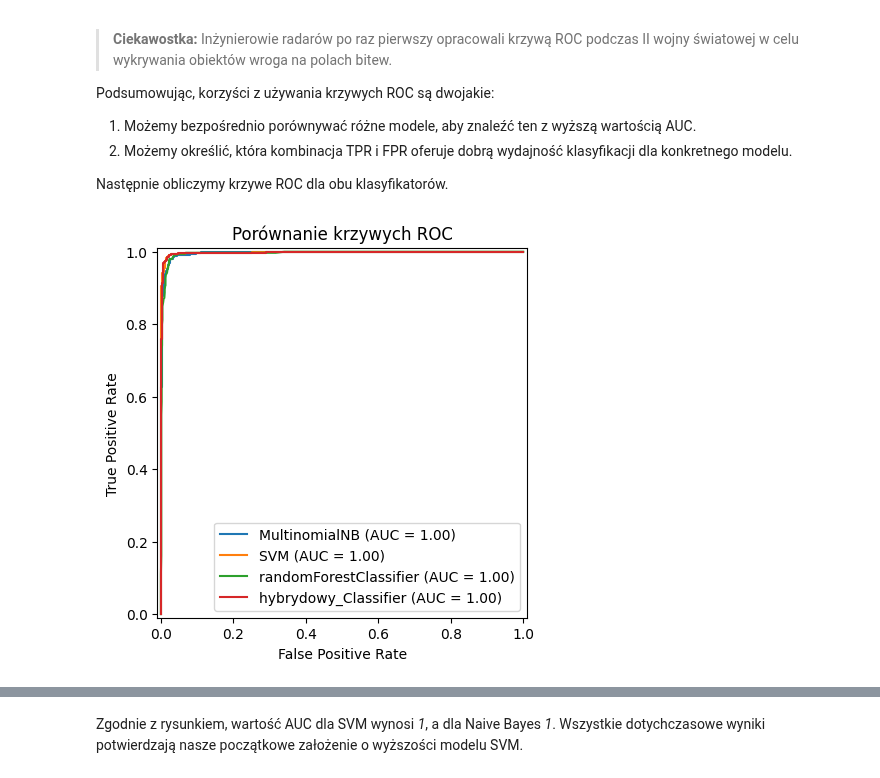
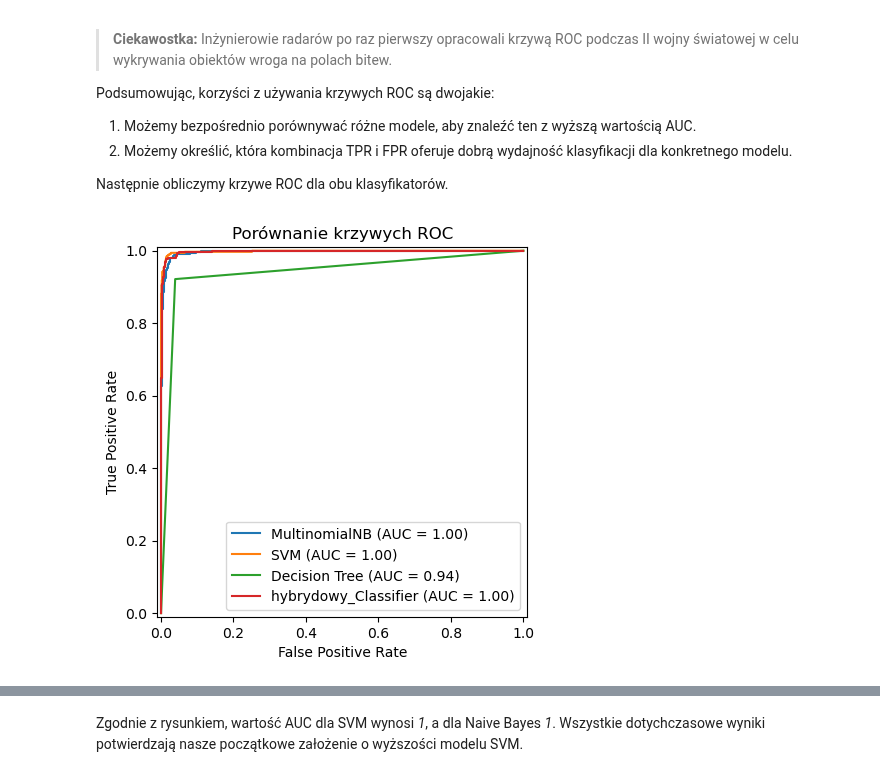
Before and after one commit to patrykzawadzkisggw/mad2, a Jupyter notebook: przyklad.ipynb, the cells around one changed output, grey strips where cells are left out. Saved outputs shown, nothing was run; the diff lists cells and outputs as text; code cells hidden in the pictures.

Commit message:
Change random forest to decision tree in compuations

```diff
--- a/przyklad.ipynb
+++ b/przyklad.ipynb
@@ -504,15 +504,16 @@ $E_t$= entropia podzbioru t.
 
 Jeśli dostarczymy algorytmowi te same dane treningowe, logiczne jest myślenie, że w każdej iteracji powstanie ten sam model. Rozwiązaniem w tym przypadku jest umożliwienie każdemu drzewu losowego losowego pobierania próbek z zestawu danych z zastępowaniem. Dzięki losowaniu z zastępowaniem, każda losowo wybrana próbka jest ponownie umieszczana w puli próbek i teoretycznie może zostać wybrana wielokrotnie. Różnica w próbkach daje różne drzewa, proces ten znany jest jako bagging. Inna technika pozwala każdemu drzewu wybierać tylko z losowego podzbioru cech zamiast używać wszystkich. W obu przypadkach wynik daje mniejszą korelację między drzewami i większą różnorodność.
 # %%
-from sklearn.ensemble import RandomForestClassifier
+from sklearn import tree
+
 # Stwórz klasyfikator.
-randomForestClassifier = RandomForestClassifier()
+dt_classifier = tree.DecisionTreeClassifier()
 
 # Dopasuj klasyfikator do danych treningowych.
-randomForestClassifier.fit(train_data_features_tfid.toarray(), train_class)
+dt_classifier.fit(train_data_features_tfid.toarray(), train_class)
 
 # Pobierz wynik klasyfikacji danych treningowych.
-print("Wynik klasyfikacji danych treningowych: ", randomForestClassifier.score(train_data_features_tfid.toarray(), train_class))
+print("Wynik klasyfikacji danych treningowych: ", dt_classifier.score(train_data_features_tfid.toarray(), train_class))
 # %% [output]
 Wynik klasyfikacji danych treningowych:  1.0
 # %%
@@ -566,7 +567,7 @@ class HybridModel(BaseEstimator, ClassifierMixin):
         y_pred = self.predict(X)
         return accuracy_score(y, y_pred)
 
-hybrydowy_Classifier=HybridModel(nb_classifier,randomForestClassifier,svm_classifier,pca)
+hybrydowy_Classifier=HybridModel(nb_classifier,dt_classifier,svm_classifier,pca)
 Hybrydowy_final_pred=hybrydowy_Classifier.predict(test_data_features_tfid)
 # Oblicz dokładność hybrydowego modelu.
 hybrydowwy_accuracy_tfid=accuracy_score(test_class, Hybrydowy_final_pred)
@@ -760,35 +761,35 @@ Następnie obliczymy krzywe ROC dla obu klasyfikatorów.
 from matplotlib import pyplot as plt
 
 # Stwórz pojedynczą figurę i oś dla wykresu ROC.
 fig, ax = plt.subplots()
 
 def wykres(zbior,model,nazwa):
     # Uzyskaj wyniki dla każdej predykcji.
     probs = model.predict_proba(zbior)
     test_score = probs[:, 1]
 
     # Oblicz charakterystykę pracy odbiornika.
     fpr, tpr, thresholds = metrics.roc_curve(test_class, test_score)
 
     # Utwórz pojedynczą figurę i oś dla wykresu ROC.
     roc_auc = metrics.auc(fpr, tpr)
 
     # Stwórz krzywą ROC.
     metrics.RocCurveDisplay(fpr=fpr, tpr=tpr, roc_auc=roc_auc, estimator_name=nazwa).plot(ax=ax)
 
 wykres(test_data_features_tfid.toarray(),nb_classifier,'MultinomialNB')
 wykres(test_data_pca_tfid,svm_classifier_tfid,'SVM')
-wykres(test_data_features_tfid.toarray(),randomForestClassifier,'randomForestClassifier')
+wykres(test_data_features_tfid.toarray(),dt_classifier,'Decision Tree')
 wykres(test_data_features_tfid.toarray(),hybrydowy_Classifier,'hybrydowy_Classifier')
 
 
 
 # Ustaw tytuł wykresu.
 ax.set_title("Porównanie krzywych ROC")
 
 plt.show()
 # %% [output]
-[figure, old version]
+[figure, new version]
 # %% [markdown]
 ### Interpretacja wykresu
 
```
Also changed, not shown: parts of 25 cells of this notebook.
